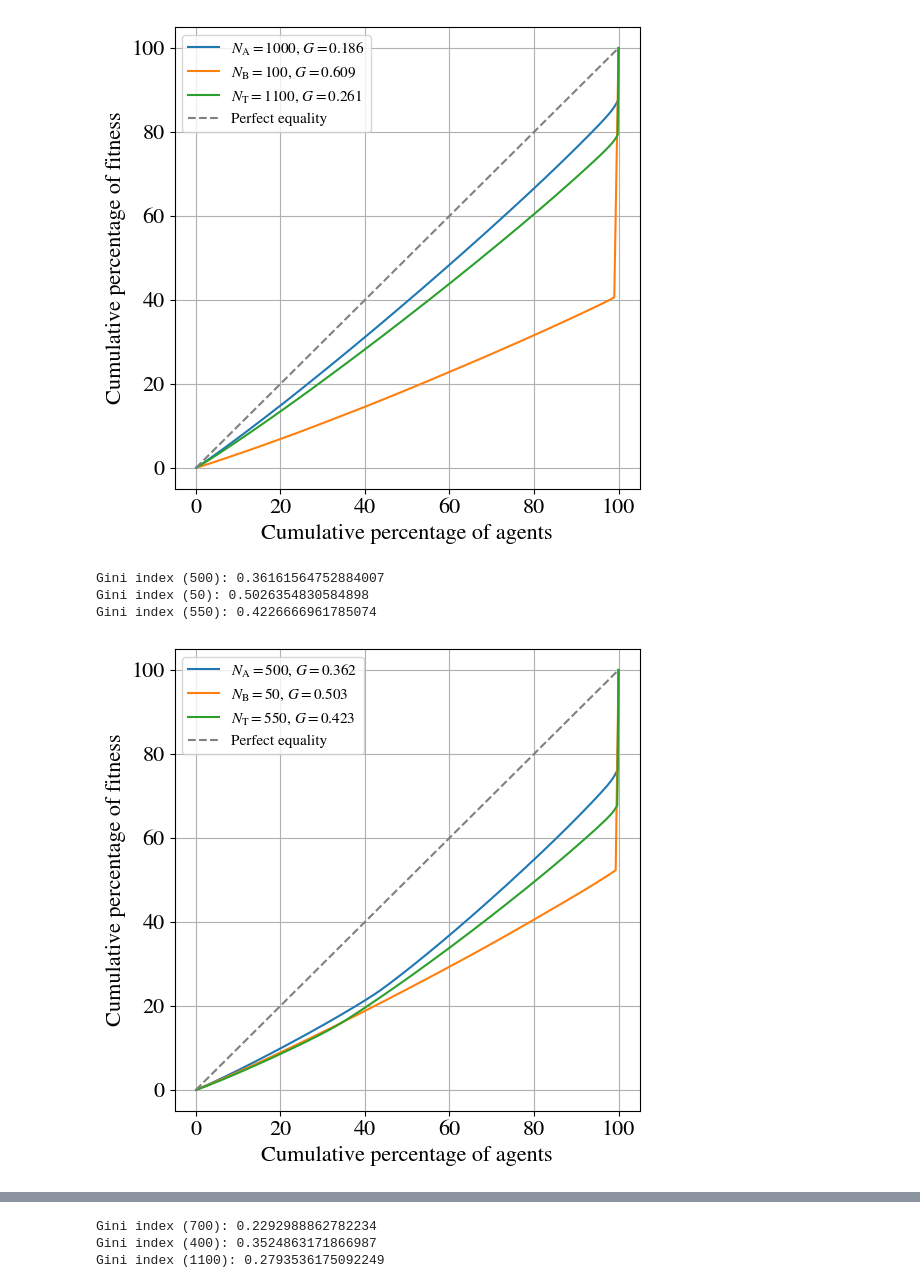
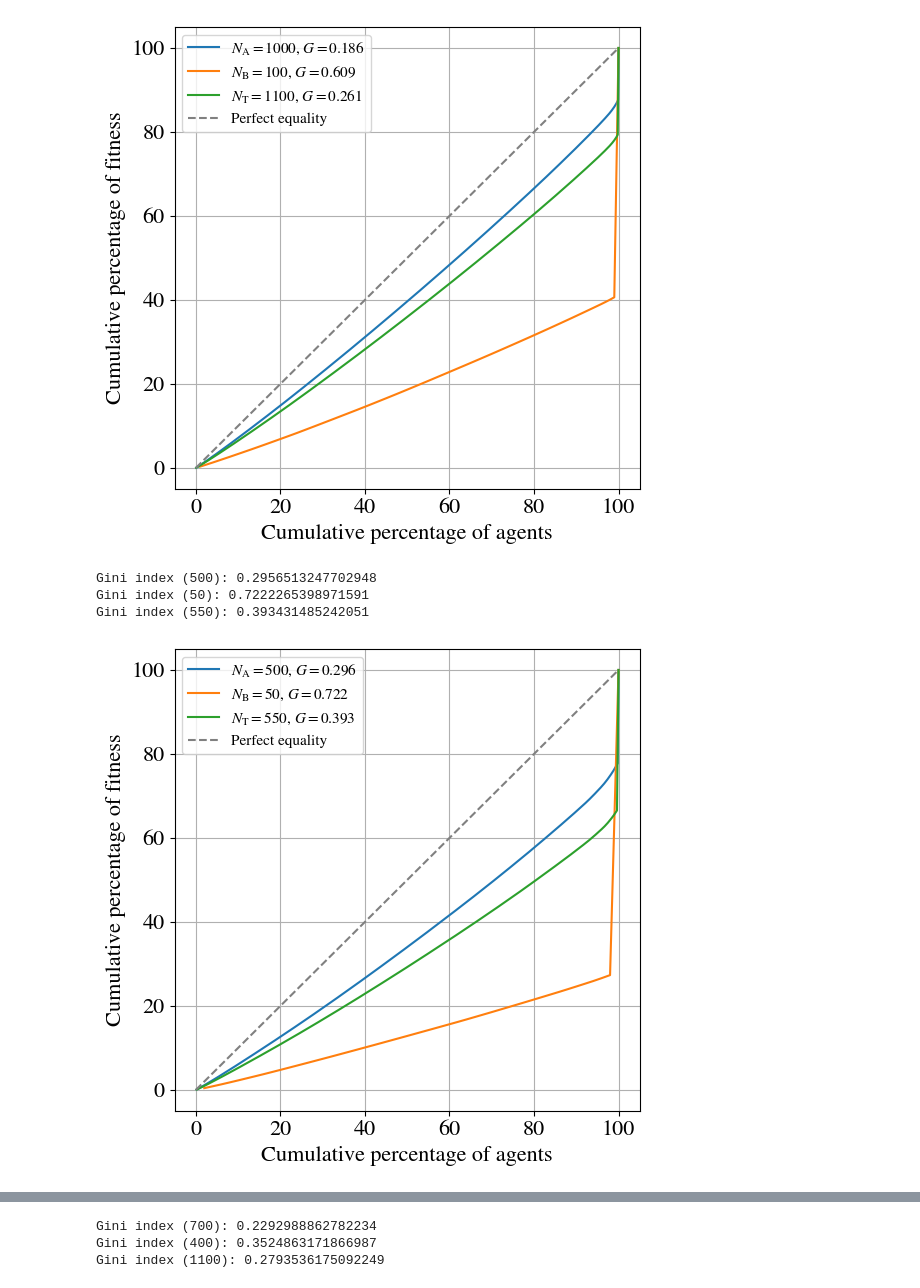
Before and after one commit to MarcSadurniParera/BonabeauExtendedModel, a Jupyter notebook: Fitness temporal evolution/Single trajectory/Key indicators/GINI/LorentzGini.ipynb, the cells around one changed output, grey strips where cells are left out. Drawn from its saved outputs; the diff is of its cells as text; code cells hidden in the pictures.

```diff
--- a/Fitness temporal evolution/Single trajectory/Key indicators/GINI/LorentzGini.ipynb
+++ b/Fitness temporal evolution/Single trajectory/Key indicators/GINI/LorentzGini.ipynb
@@ -86,40 +86,40 @@ Gini index (1100): 0.2607509658798224
 [figure]
 # %%
 #Read the data files:
-input500 = np.loadtxt("histogramfitness.dat", skiprows=1000, max_rows=1500)
-input50 = np.loadtxt("histogramfitness2.dat", skiprows=100, max_rows=150)
-input550 = np.loadtxt("histogramtotal.dat", skiprows=1100, max_rows=1650)
+input500 = np.loadtxt("histogramfitness.dat", skiprows=1000, max_rows=500)
+input50 = np.loadtxt("histogramfitness2.dat", skiprows=100, max_rows=50)
+input550 = np.loadtxt("histogramtotal.dat", skiprows=1100, max_rows=550)
 
 # Compute Lorenz curves and Gini indices for each dataset
 lorenz_curve_x1, lorenz_curve_y1, gini_index1 = compute_lorenz_curve_and_gini(input500)
 lorenz_curve_x2, lorenz_curve_y2, gini_index2 = compute_lorenz_curve_and_gini(input50)
 lorenz_curve_x3, lorenz_curve_y3, gini_index3 = compute_lorenz_curve_and_gini(input550)
 
 # Plot the Lorenz curves
 plt.figure(figsize=(6, 6))
 
 plt.plot(lorenz_curve_x1, lorenz_curve_y1, label="$N_\mathrm{A}=500$" + "," + " " + "$G=%.3f$" %(gini_index1))
 plt.plot(lorenz_curve_x2, lorenz_curve_y2, label="$N_\mathrm{B}=50$" + "," + " " + "$G=%.3f$" %(gini_index2))
 plt.plot(lorenz_curve_x3, lorenz_curve_y3, label="$N_\mathrm{T}=550$" + "," + " " + "$G=%.3f$" %(gini_index3))
 
 plt.plot([0, 100], [0, 100], '--', color='gray', label="Perfect equality")
 plt.xlabel("Cumulative percentage of agents", fontsize=16)
 plt.ylabel("Cumulative percentage of fitness", fontsize=16)
 plt.legend(fontsize="11")
 # Increase the size of ticks
 plt.xticks(fontsize=16)
 plt.yticks(fontsize=16)
 plt.grid(True)
 plt.savefig('ginilorentz50050.pdf', bbox_inches='tight')
 
 #Gini index from Equation (6):
 print("Gini index (500):", compute_gini_index_meanabs(input500))
 print("Gini index (50):", compute_gini_index_meanabs(input50))
 print("Gini index (550):", compute_gini_index_meanabs(input550))
 # %% [output]
-Gini index (500): 0.36161564752884007
-Gini index (50): 0.5026354830584898
-Gini index (550): 0.4226666961785074
+Gini index (500): 0.2956513247702948
+Gini index (50): 0.7222265398971591
+Gini index (550): 0.393431485242051
-[figure, old version]
+[figure, new version]
 # %%
 #Read the data files:
```
Also changed, not shown: parts of 2 cells of this notebook, 4 other files.
